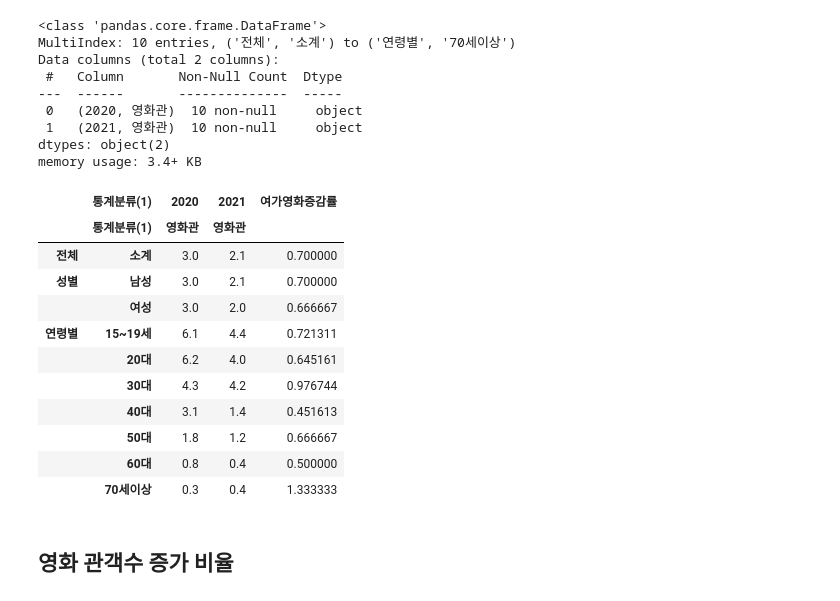
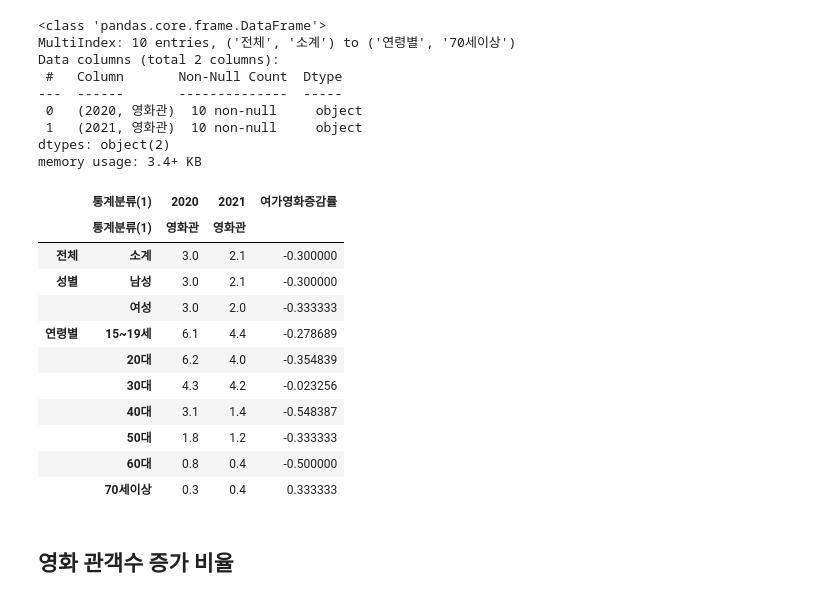
Before and after one commit to tada-data/teamproject-mid, a Jupyter notebook: 중간프로젝트데이터간단하게Review.ipynb, the cells around one changed output. Cells and saved outputs as stored; diff of their text form; code cells hidden in the pictures.

```diff
--- a/중간프로젝트데이터간단하게Review.ipynb
+++ b/중간프로젝트데이터간단하게Review.ipynb
@@ -165,21 +233,21 @@ memory usage: 3.4+ KB
 # %%
 sparetheater = sparetheater.astype(float)
 # %%
-sparetheater["여가영화증감률"]=sparetheater["2021"]/sparetheater["2020"]
+sparetheater["여가영화증감률"]=(sparetheater["2021"]-sparetheater["2020"])/sparetheater["2020"]
 sparetheater
 # %% [output]
 |  | 통계분류(1) | 2020 | 2021 | 여가영화증감률 |
 |  | 통계분류(1) | 영화관 | 영화관 |  |
-| 전체 | 소계 | 3.0 | 2.1 | 0.700000 |
-| 성별 | 남성 | 3.0 | 2.1 | 0.700000 |
-|  | 여성 | 3.0 | 2.0 | 0.666667 |
-| 연령별 | 15~19세 | 6.1 | 4.4 | 0.721311 |
-|  | 20대 | 6.2 | 4.0 | 0.645161 |
-|  | 30대 | 4.3 | 4.2 | 0.976744 |
-|  | 40대 | 3.1 | 1.4 | 0.451613 |
-|  | 50대 | 1.8 | 1.2 | 0.666667 |
-|  | 60대 | 0.8 | 0.4 | 0.500000 |
-|  | 70세이상 | 0.3 | 0.4 | 1.333333 |
+| 전체 | 소계 | 3.0 | 2.1 | -0.300000 |
+| 성별 | 남성 | 3.0 | 2.1 | -0.300000 |
+|  | 여성 | 3.0 | 2.0 | -0.333333 |
+| 연령별 | 15~19세 | 6.1 | 4.4 | -0.278689 |
+|  | 20대 | 6.2 | 4.0 | -0.354839 |
+|  | 30대 | 4.3 | 4.2 | -0.023256 |
+|  | 40대 | 3.1 | 1.4 | -0.548387 |
+|  | 50대 | 1.8 | 1.2 | -0.333333 |
+|  | 60대 | 0.8 | 0.4 | -0.500000 |
+|  | 70세이상 | 0.3 | 0.4 | 0.333333 |
 # %%
 #1년동안 가장 많이 이용한 여가공간으로 영화관을 뽑은 사람들은 70세이상을 제외하고 모두 줄어들었다.
 # %% [markdown]
```
Also changed, not shown: parts of 51 cells of this notebook, 1 other file.
